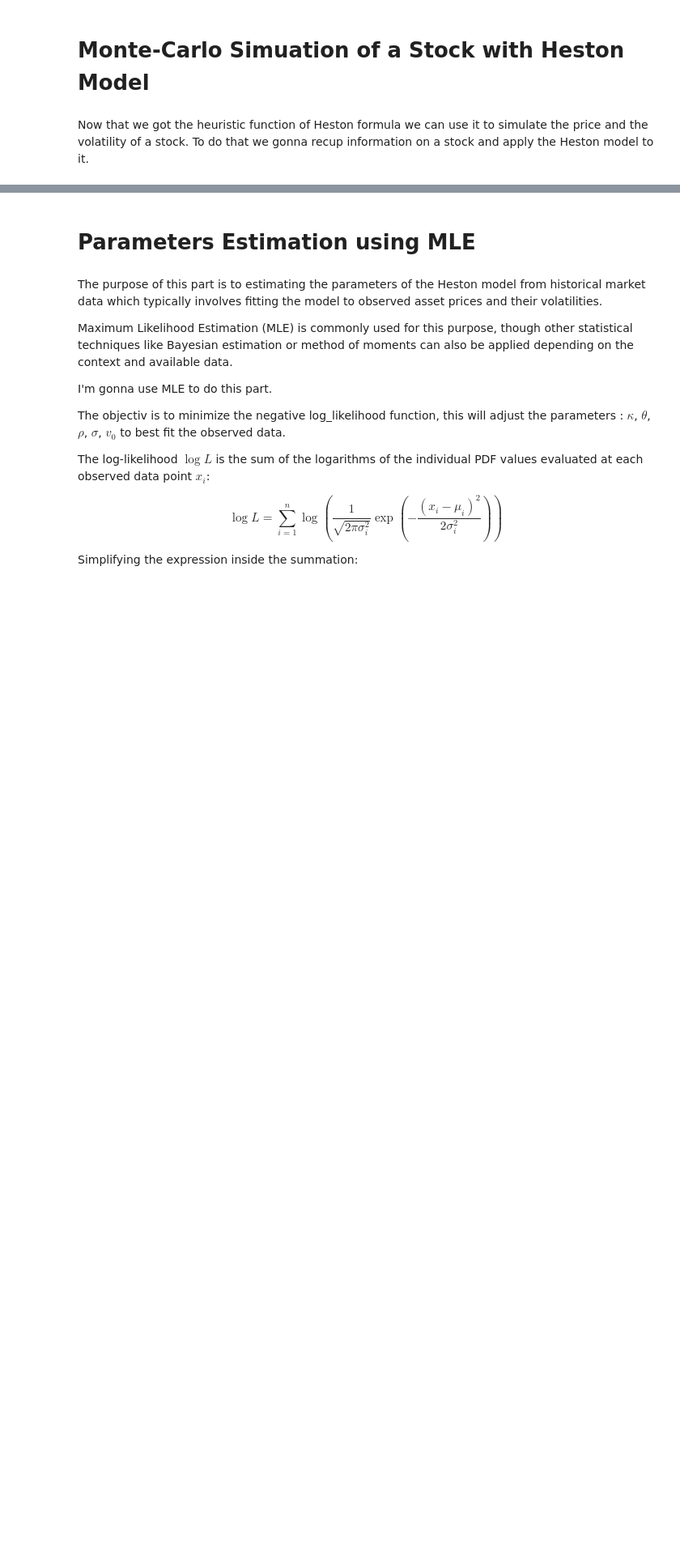
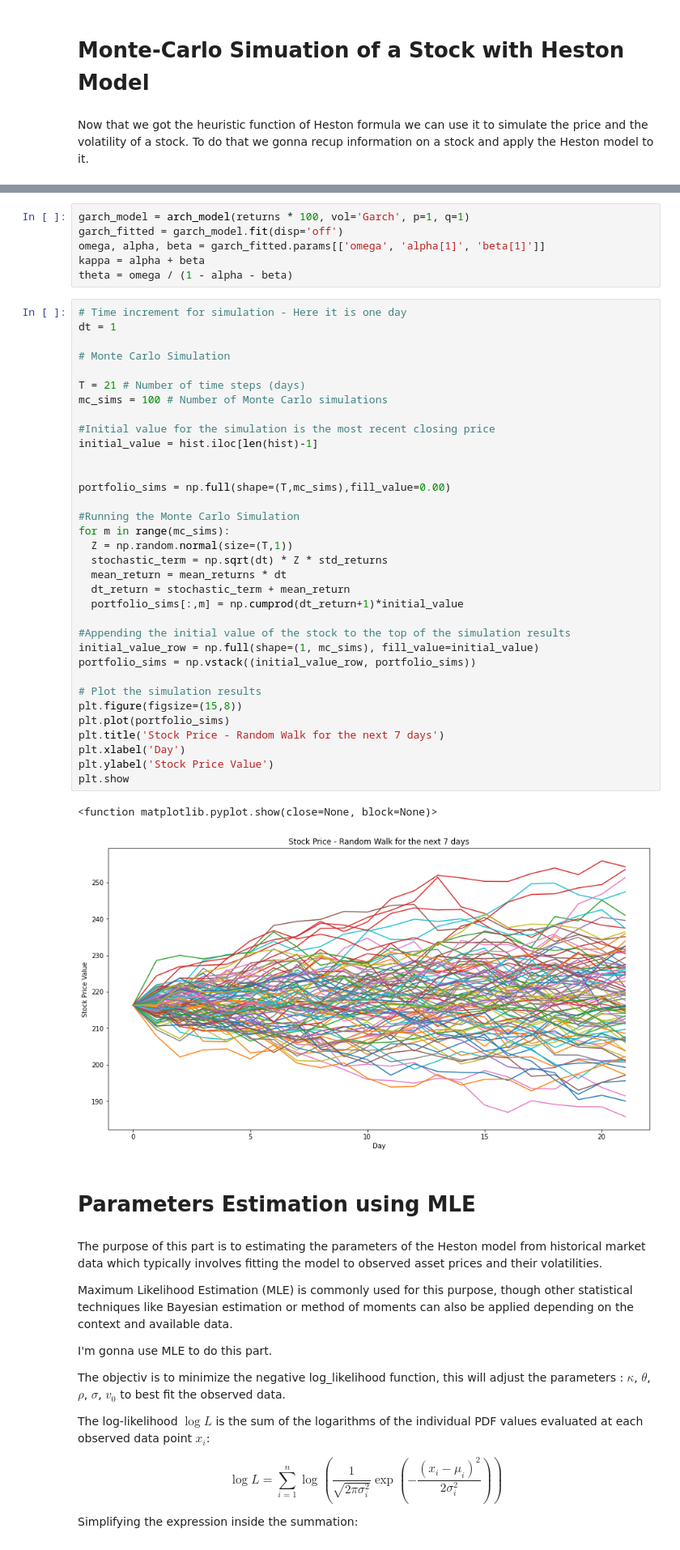
Before and after one commit to Quacox/Stochastic-Volatility, a Jupyter notebook: Stochastic_Volatility_Modeling.ipynb, the cells around one changed output, grey strips where cells are left out. Shown at 81% size. Drawn from its saved outputs; the diff is of its cells as text; blank space fills up the shorter version.

Commit message:
Update stock simulation

```diff
--- a/Stochastic_Volatility_Modeling.ipynb
+++ b/Stochastic_Volatility_Modeling.ipynb
@@ -661,3 +688,46 @@ Now that we got the heuristic function of Heston formula we can use it to simula
+# %%
+garch_model = arch_model(returns * 100, vol='Garch', p=1, q=1)
+garch_fitted = garch_model.fit(disp='off')
+omega, alpha, beta = garch_fitted.params[['omega', 'alpha[1]', 'beta[1]']]
+kappa = alpha + beta
+theta = omega / (1 - alpha - beta)
+# %%
+# Time increment for simulation - Here it is one day
+dt = 1
+
+# Monte Carlo Simulation
+
+T = 21 # Number of time steps (days)
+mc_sims = 100 # Number of Monte Carlo simulations
+
+#Initial value for the simulation is the most recent closing price
+initial_value = hist.iloc[len(hist)-1]
+
+
+portfolio_sims = np.full(shape=(T,mc_sims),fill_value=0.00)
+
+#Running the Monte Carlo Simulation
+for m in range(mc_sims):
+  Z = np.random.normal(size=(T,1))
+  stochastic_term = np.sqrt(dt) * Z * std_returns
+  mean_return = mean_returns * dt
+  dt_return = stochastic_term + mean_return
+  portfolio_sims[:,m] = np.cumprod(dt_return+1)*initial_value
+
+#Appending the initial value of the stock to the top of the simulation results
+initial_value_row = np.full(shape=(1, mc_sims), fill_value=initial_value)
+portfolio_sims = np.vstack((initial_value_row, portfolio_sims))
+
+# Plot the simulation results
+plt.figure(figsize=(15,8))
+plt.plot(portfolio_sims)
+plt.title('Stock Price - Random Walk for the next 7 days')
+plt.xlabel('Day')
+plt.ylabel('Stock Price Value')
+plt.show
+# %% [output]
+<function matplotlib.pyplot.show(close=None, block=None)>
+[figure, added]
 # %% [markdown]
 # Parameters Estimation using MLE
 # %% [markdown]
```
Also changed, not shown: parts of 6 cells of this notebook.
